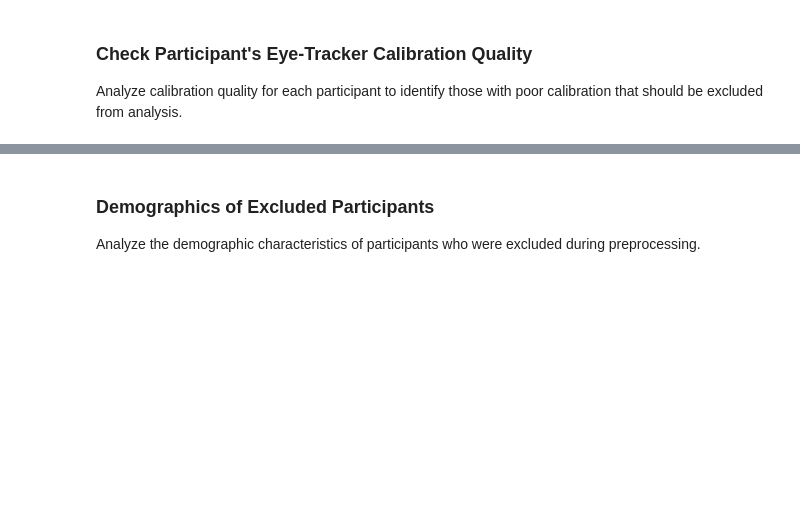
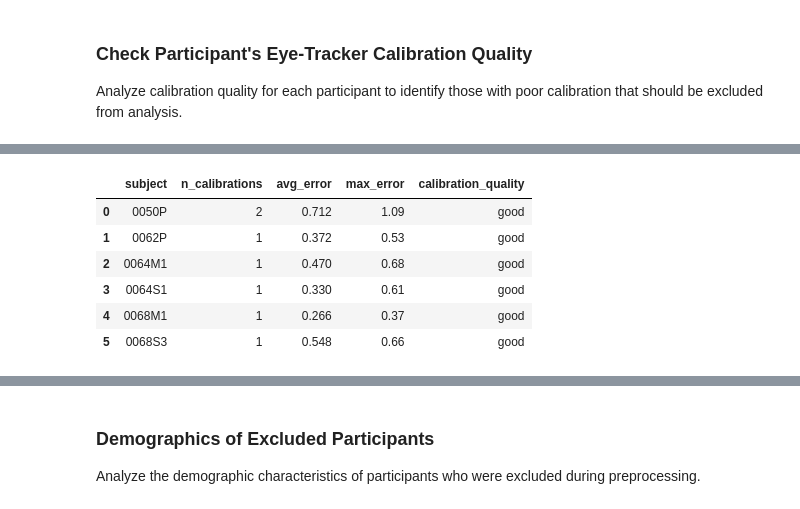
Before and after one commit to gabrielblancogomez/q1k_neurosubs, a Jupyter notebook: code/et/2_gap_et_preprocessing.ipynb, the cells around one changed output, grey strips where cells are left out. Cells and saved outputs as stored; diff of their text form; code cells hidden in the pictures; blank space fills up the shorter version.

```diff
--- a/code/et/2_gap_et_preprocessing.ipynb
+++ b/code/et/2_gap_et_preprocessing.ipynb
@@ -629,3 +643,13 @@ subjects_removed_df
+# %%
+calibration_df
+# %% [output]
+|  | subject | n_calibrations | avg_error | max_error | calibration_quality |
+| 0 | 0050P | 2 | 0.712 | 1.09 | good |
+| 1 | 0062P | 1 | 0.372 | 0.53 | good |
+| 2 | 0064M1 | 1 | 0.470 | 0.68 | good |
+| 3 | 0064S1 | 1 | 0.330 | 0.61 | good |
+| 4 | 0068M1 | 1 | 0.266 | 0.37 | good |
+| 5 | 0068S3 | 1 | 0.548 | 0.66 | good |
 # %%
 # Add column to go_df that flags subjects with enough trials
 
```
Also changed, not shown: parts of 24 cells of this notebook, 2 other files.
